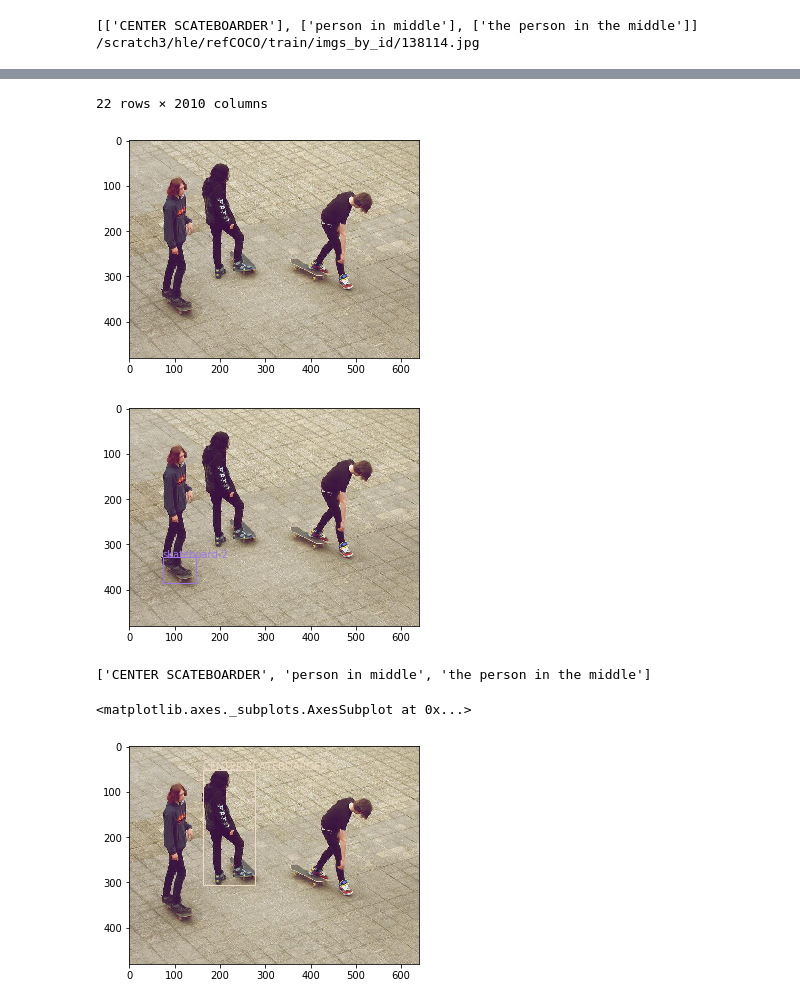
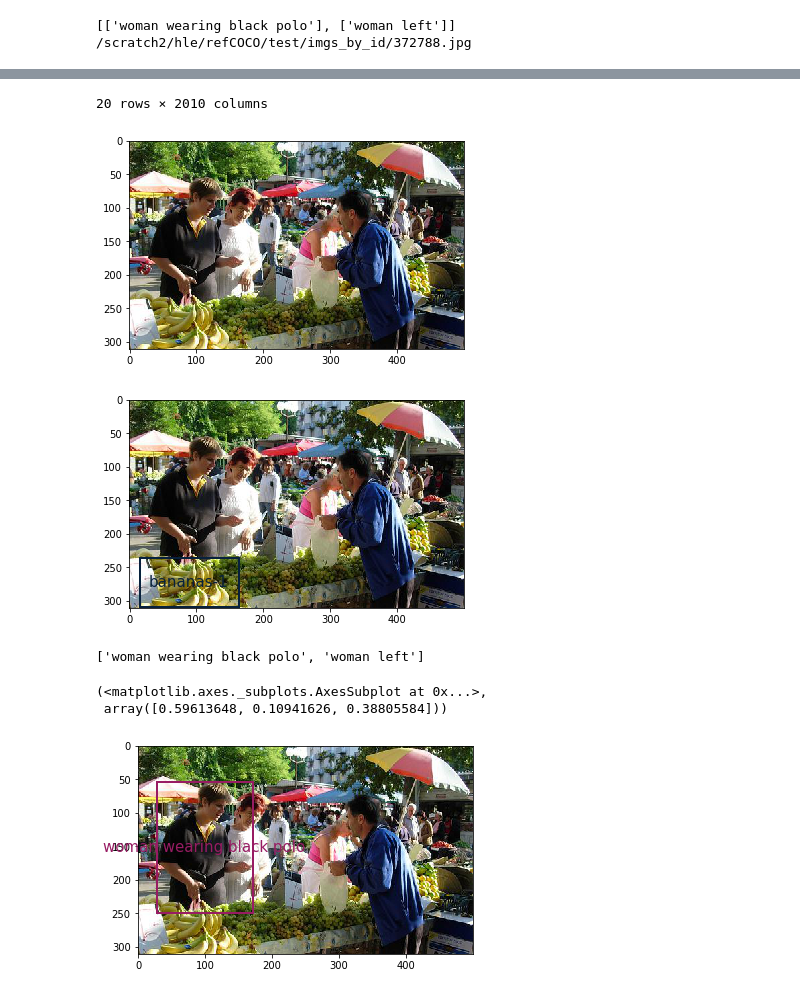
Before and after one commit to taufiqhusada/rsa_referring_expression, a Jupyter notebook: Demo_compute_expression_with_rsa.ipynb, the cells around one changed output, grey strips where cells are left out. Drawn from its saved outputs; the diff is of its cells as text; code cells hidden in the pictures.

```diff
--- a/Demo_compute_expression_with_rsa.ipynb
+++ b/Demo_compute_expression_with_rsa.ipynb
@@ -13,21 +13,21 @@ with open('config.json') as config_file:
     config = json.load(config_file)
 data_path = config['data_path']
 # %%
-file_id = 21540#3278#182
+file_id = 137#67#21540#3278#182
 
-df = pd.read_csv(os.path.join(data_path,f'refCOCO/train/attr_tables/attr_{file_id}.tsv'), encoding='utf-8',sep='\t')
+df = pd.read_csv(os.path.join(data_path,f'refCOCO/test/attr_tables/attr_{file_id}.tsv'), encoding='utf-8',sep='\t')
 
-with open(os.path.join(data_path,f'refCOCO/train/labels/lab_{file_id}.json')) as json_file:
+with open(os.path.join(data_path,f'refCOCO/test/labels/lab_{file_id}.json')) as json_file:
     label = json.load(json_file)
 refs = [[r] for r in label['ref_sents']]
 print(refs)
 img_id = df['image_id'][0]
-filename = os.path.join(data_path, f'refCOCO/train/imgs_by_id/{img_id}.jpg')
+filename = os.path.join(data_path, f'refCOCO/test/imgs_by_id/{img_id}.jpg')
 print(filename)
 image = plt.imread(filename)
 plt.imshow(image)
 df
 # %% [output]
-[['CENTER SCATEBOARDER'], ['person in middle'], ['the person in the middle']]
-/scratch3/hle/refCOCO/train/imgs_by_id/138114.jpg
+[['woman wearing black polo'], ['woman left']]
+/scratch2/hle/refCOCO/test/imgs_by_id/372788.jpg
 |  | box_alias | image_id | ann_id | ref_id | salience | x1 | y1 | w | h | TYPE_yolk | ... |
@@ -50,5 +50,5 @@ df
-22 rows × 2010 columns
+20 rows × 2010 columns
-[figure, old version]
+[figure, new version]
 # %%
 box_data = df[['box_alias', 'x1','y1','w','h']]
 fig,ax = plt.subplots(1)
@@ -60,7 +60,7 @@ for i in [4]:#rng[:]:
     name, x,y,w,h = list(box_data.iloc[i,:])
     ax = draw_box_obj(name,x,y,w,h,img,ax)
 # %% [output]
-[figure, old version]
+[figure, new version]
 # %%
 print(label['ref_sents'])
 bbox = label['bbox'][0]
@@ -69,7 +69,8 @@ fig,ax_true_label = plt.subplots(1)
 ax_true_label.imshow(img)
 draw_box_obj(sentence,bbox[0],bbox[1],bbox[2],bbox[3],img,ax_true_label)
 # %% [output]
-['CENTER SCATEBOARDER', 'person in middle', 'the person in the middle']
+['woman wearing black polo', 'woman left']
-<matplotlib.axes._subplots.AxesSubplot at 0x...>
+(<matplotlib.axes._subplots.AxesSubplot at 0x...>,
+ array([0.59613648, 0.10941626, 0.38805584]))
-[figure, old version]
+[figure, new version]
 # %%
```
Also changed, not shown: parts of 4 cells of this notebook, 12 other files.
